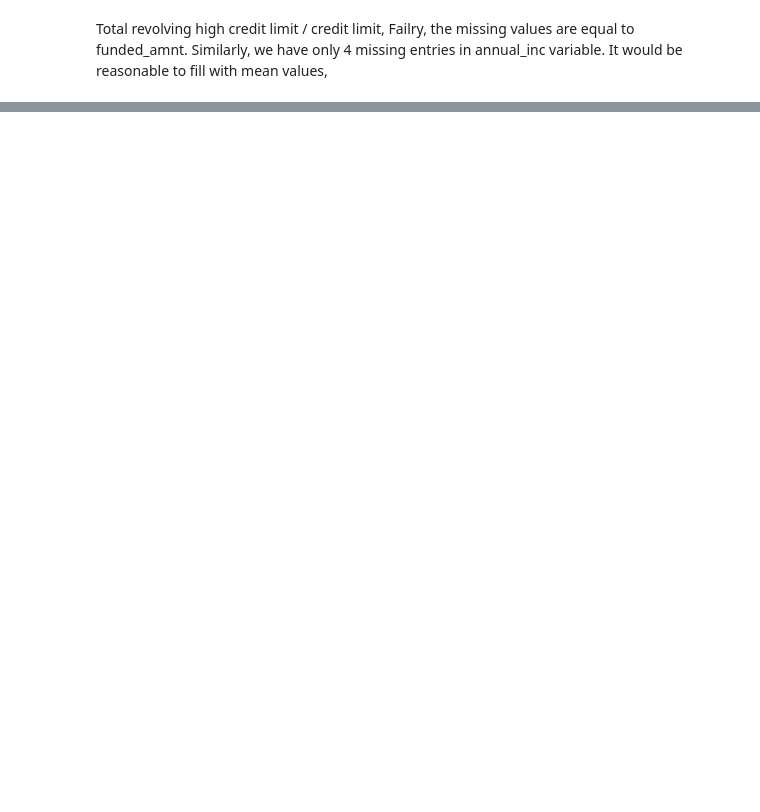
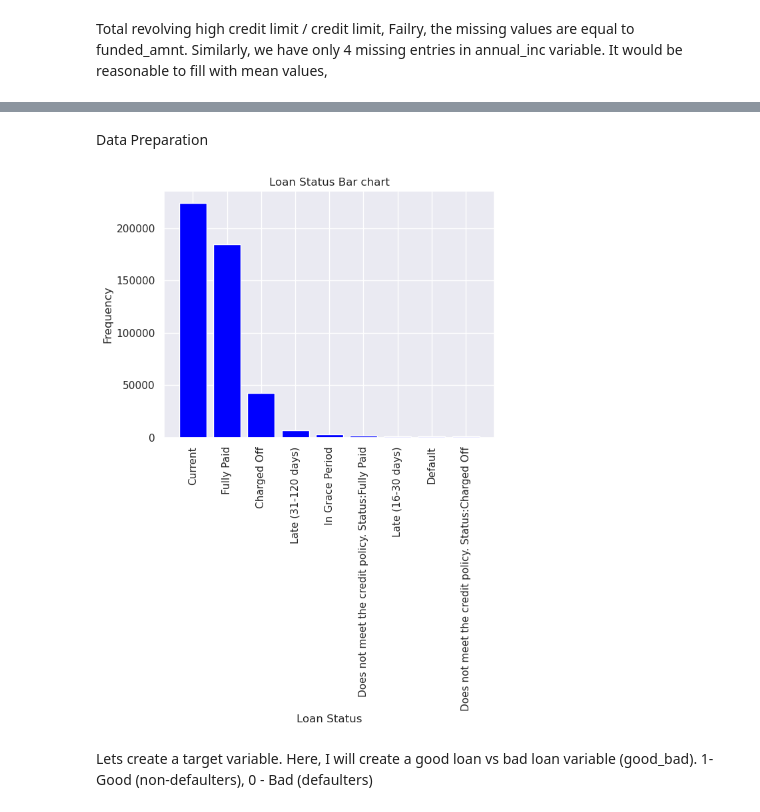
Before and after one commit to pvsnp9/credit-risk-modelling, a Jupyter notebook: eda_zero.ipynb, the cells around one changed output, grey strips where cells are left out. Saved outputs shown, nothing was run; the diff lists cells and outputs as text; code cells hidden in the pictures; blank space fills up the shorter version.

```diff
--- a/eda_zero.ipynb
+++ b/eda_zero.ipynb
@@ -379,0 +353,13 @@ dtype: int64
+# %% [markdown]
+Data Preparation
+# %%
+plt.bar(data["loan_status"].value_counts().index, data["loan_status"].value_counts(),  color="blue")
+plt.title("Loan Status Bar chart")
+plt.xlabel("Loan Status")
+plt.xticks(rotation=90)
+plt.ylabel("Frequency")
+plt.show()
+# %% [output]
+[figure, added]
+# %% [markdown]
+Lets create a target variable. Here, I will create a good loan vs bad loan variable (good_bad). 1- Good (non-defaulters), 0 - Bad (defaulters)
```
Also changed, not shown: parts of 149 cells of this notebook.
